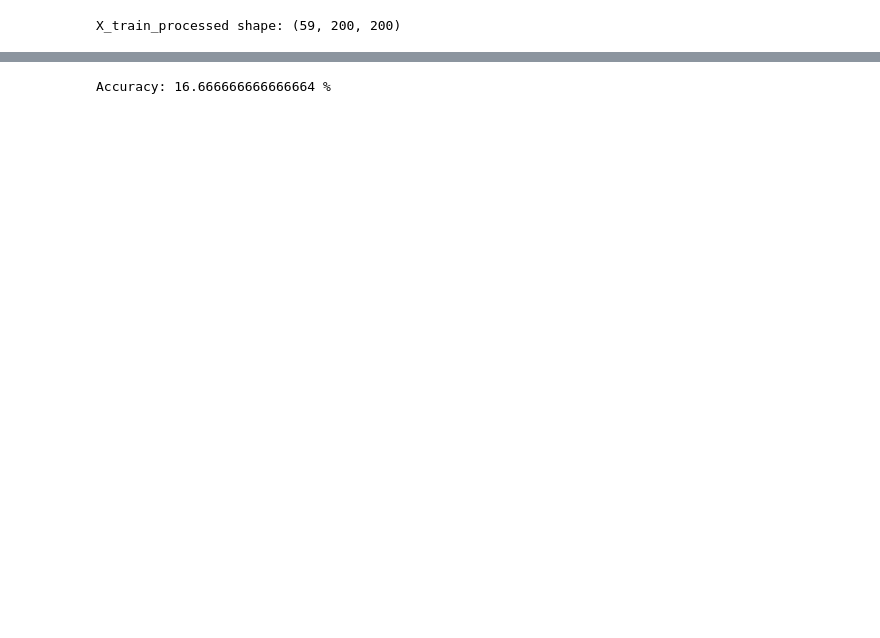
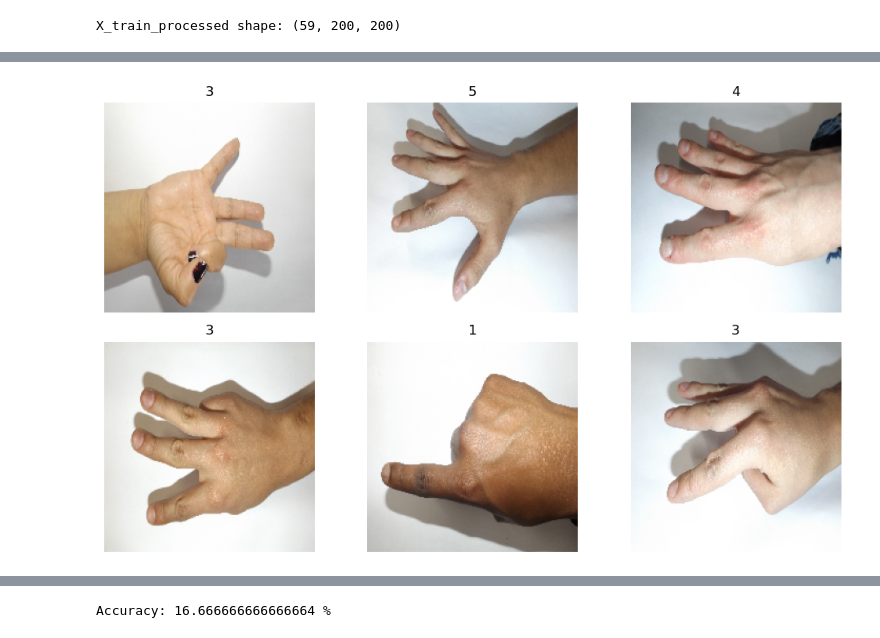
Before and after one commit to Omar-Al-Sharif/Sign-Language-Recognition, a Jupyter notebook: PreProcess.ipynb, the cells around one changed output, grey strips where cells are left out. Saved outputs shown, nothing was run; the diff lists cells and outputs as text; code cells hidden in the pictures; blank space fills up the shorter version.

```diff
--- a/PreProcess.ipynb
+++ b/PreProcess.ipynb
@@ -224,3 +144,20 @@ for i in range(0, 6):
+# %%
+# Create a subplot with 2 rows and 3 columns
+fig, axes = plt.subplots(2, 3, figsize=(10, 6))
+
+# Flatten the axes array to iterate over subplots
+axes = axes.flatten()
+
+# Display the images
+for counter,value in enumerate(random_indices):
+    axes[counter].imshow(X_train[value], cmap='gray')
+    axes[counter].set_title(label_names[y_train[value]])
+    axes[counter].axis('off')
+
+plt.tight_layout()  # Adjust the spacing between subplots
+plt.show()
+# %% [output]
+[figure, added]
 # %%
 def extract_features(binary_img):
     height, width = binary_img.shape
```
Also changed, not shown: parts of 10 cells of this notebook.
